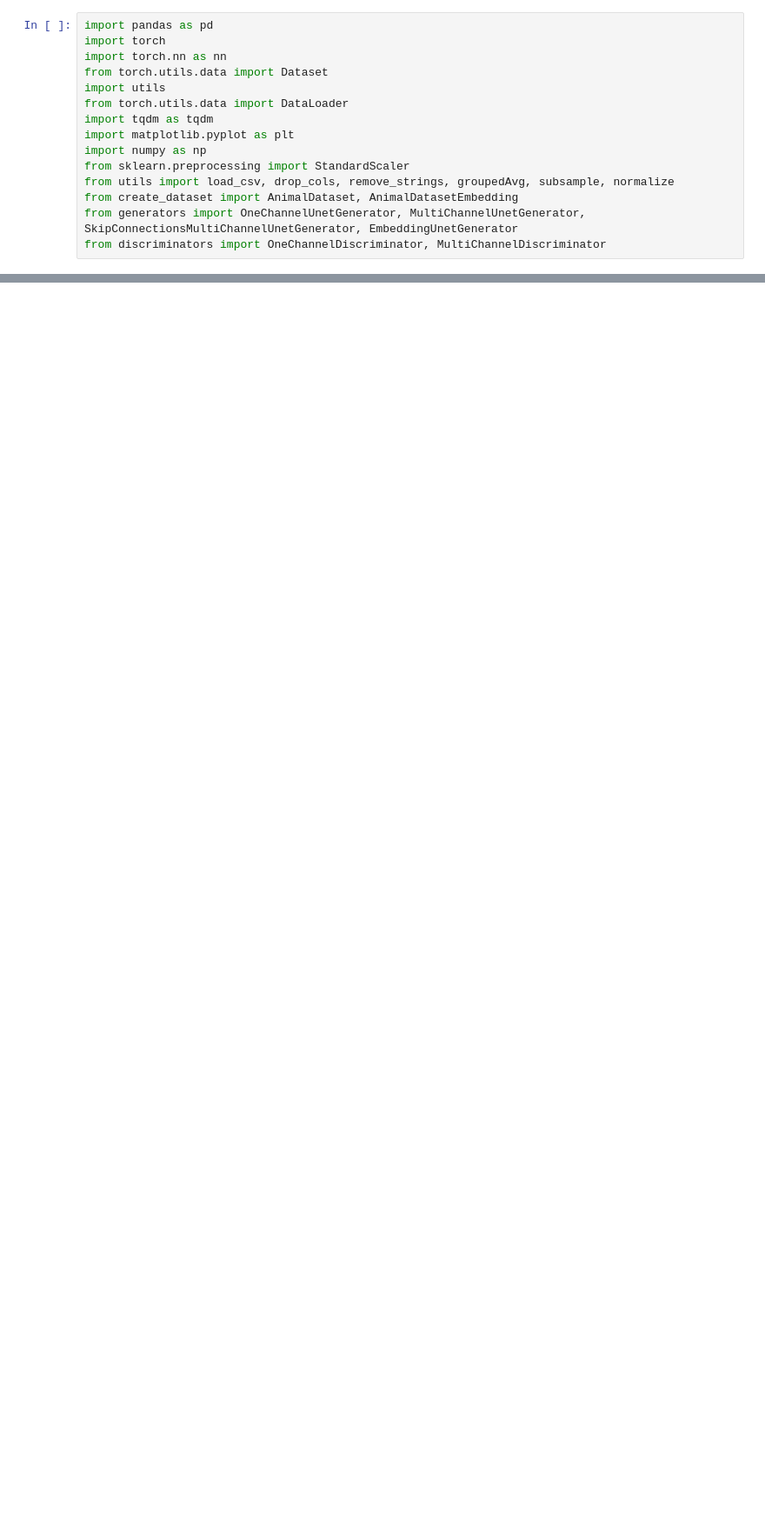
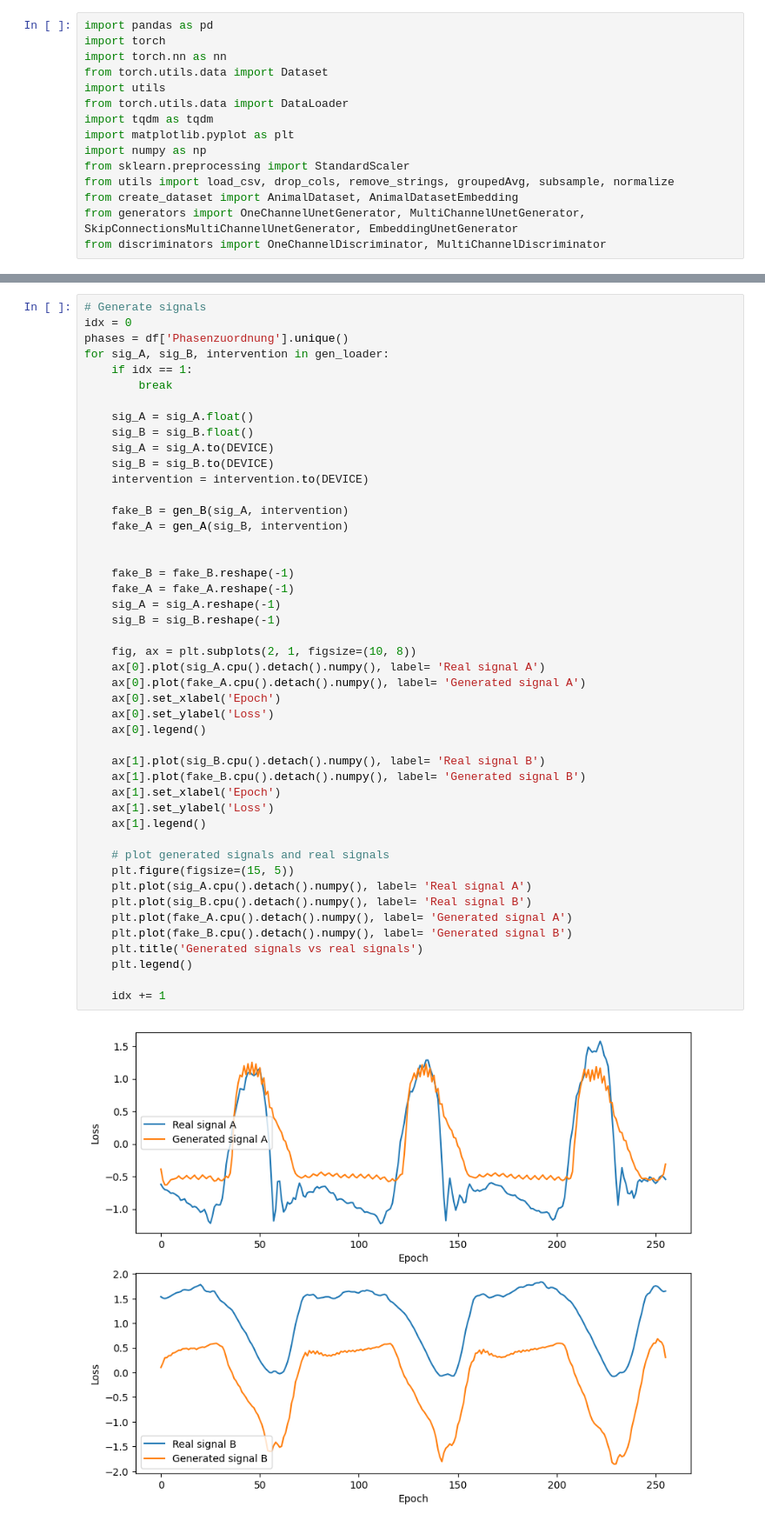
Before and after one commit to Johann4DL/Cycle-Consistent-Prediction-of-Cardiovascular-Signal-Data, a Jupyter notebook: Cycle_GAN_Embedding.ipynb, the cells around one changed output, grey strips where cells are left out. Shown at 87% size. Drawn from its saved outputs; the diff is of its cells as text; blank space fills up the shorter version.

```diff
--- a/Cycle_GAN_Embedding.ipynb
+++ b/Cycle_GAN_Embedding.ipynb
@@ -657,0 +652,48 @@ Training finished
+# %%
+# Generate signals
+idx = 0
+phases = df['Phasenzuordnung'].unique()
+for sig_A, sig_B, intervention in gen_loader:
+    if idx == 1:
+        break
+
+    sig_A = sig_A.float()
+    sig_B = sig_B.float()
+    sig_A = sig_A.to(DEVICE)
+    sig_B = sig_B.to(DEVICE)
+    intervention = intervention.to(DEVICE)
+
+    fake_B = gen_B(sig_A, intervention)
+    fake_A = gen_A(sig_B, intervention)
+
+
+    fake_B = fake_B.reshape(-1)
+    fake_A = fake_A.reshape(-1)
+    sig_A = sig_A.reshape(-1)
+    sig_B = sig_B.reshape(-1)
+
+    fig, ax = plt.subplots(2, 1, figsize=(10, 8))
+    ax[0].plot(sig_A.cpu().detach().numpy(), label= 'Real signal A')
+    ax[0].plot(fake_A.cpu().detach().numpy(), label= 'Generated signal A')
+    ax[0].set_xlabel('Epoch')
+    ax[0].set_ylabel('Loss')
+    ax[0].legend()
+
+    ax[1].plot(sig_B.cpu().detach().numpy(), label= 'Real signal B')
+    ax[1].plot(fake_B.cpu().detach().numpy(), label= 'Generated signal B')
+    ax[1].set_xlabel('Epoch')
+    ax[1].set_ylabel('Loss')
+    ax[1].legend()
+
+    # plot generated signals and real signals
+    plt.figure(figsize=(15, 5))
+    plt.plot(sig_A.cpu().detach().numpy(), label= 'Real signal A')
+    plt.plot(sig_B.cpu().detach().numpy(), label= 'Real signal B')
+    plt.plot(fake_A.cpu().detach().numpy(), label= 'Generated signal A')
+    plt.plot(fake_B.cpu().detach().numpy(), label= 'Generated signal B')
+    plt.title('Generated signals vs real signals')
+    plt.legend()
+
+    idx += 1
+# %% [output]
+[figure, added]
```
Also changed, not shown: parts of 17 cells of this notebook, 46 other files.
